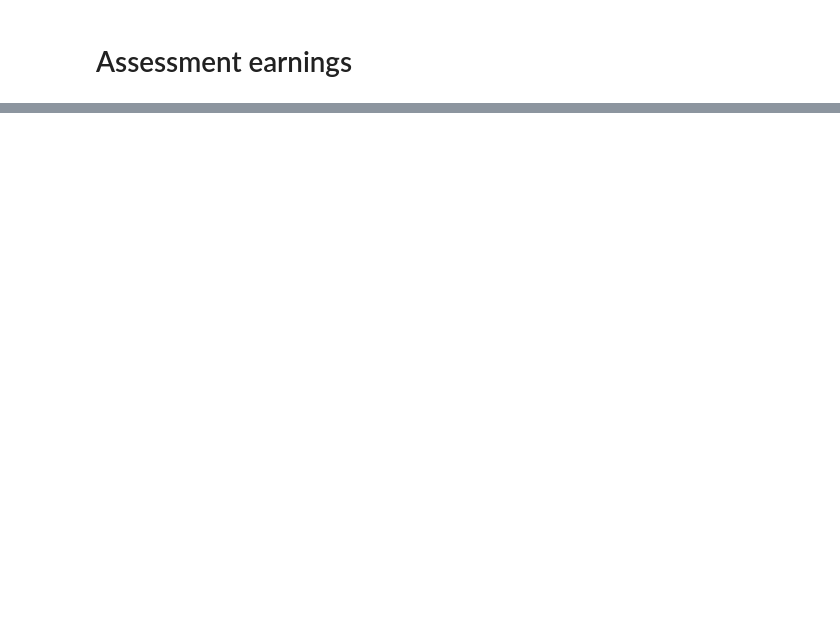
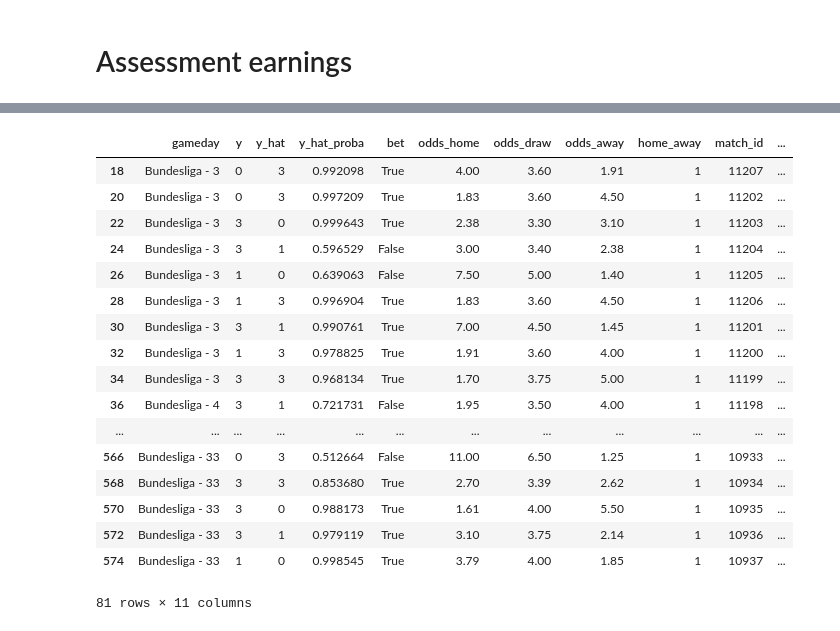
Before and after one commit to krflorian/soccer_odds, a Jupyter notebook: simulate_season.ipynb, the cells around one changed output, grey strips where cells are left out. Saved outputs shown, nothing was run; the diff lists cells and outputs as text; code cells hidden in the pictures; blank space fills up the shorter version.

```diff
--- a/simulate_season.ipynb
+++ b/simulate_season.ipynb
@@ -483,0 +551,22 @@ Index(['round', 'team_1', 'goal_difference_1', 'form_1', 'form_weighted_1',
+# %%
+bad_days = list(plot[plot['revenue'] < 0]['gameday'].unique())
+results_final[results_final['gameday'].isin(bad_days)]
+# %% [output]
+|  | gameday | y | y_hat | y_hat_proba | bet | odds_home | odds_draw | odds_away | home_away | match_id | ... |
+| 18 | Bundesliga - 3 | 0 | 3 | 0.992098 | True | 4.00 | 3.60 | 1.91 | 1 | 11207 | ... |
+| 20 | Bundesliga - 3 | 0 | 3 | 0.997209 | True | 1.83 | 3.60 | 4.50 | 1 | 11202 | ... |
+| 22 | Bundesliga - 3 | 3 | 0 | 0.999643 | True | 2.38 | 3.30 | 3.10 | 1 | 11203 | ... |
+| 24 | Bundesliga - 3 | 3 | 1 | 0.596529 | False | 3.00 | 3.40 | 2.38 | 1 | 11204 | ... |
+| 26 | Bundesliga - 3 | 1 | 0 | 0.639063 | False | 7.50 | 5.00 | 1.40 | 1 | 11205 | ... |
+| 28 | Bundesliga - 3 | 1 | 3 | 0.996904 | True | 1.83 | 3.60 | 4.50 | 1 | 11206 | ... |
+| 30 | Bundesliga - 3 | 3 | 1 | 0.990761 | True | 7.00 | 4.50 | 1.45 | 1 | 11201 | ... |
+| 32 | Bundesliga - 3 | 1 | 3 | 0.978825 | True | 1.91 | 3.60 | 4.00 | 1 | 11200 | ... |
+| 34 | Bundesliga - 3 | 3 | 3 | 0.968134 | True | 1.70 | 3.75 | 5.00 | 1 | 11199 | ... |
+| 36 | Bundesliga - 4 | 3 | 1 | 0.721731 | False | 1.95 | 3.50 | 4.00 | 1 | 11198 | ... |
+| ... | ... | ... | ... | ... | ... | ... | ... | ... | ... | ... | ... |
+| 566 | Bundesliga - 33 | 0 | 3 | 0.512664 | False | 11.00 | 6.50 | 1.25 | 1 | 10933 | ... |
+| 568 | Bundesliga - 33 | 3 | 3 | 0.853680 | True | 2.70 | 3.39 | 2.62 | 1 | 10934 | ... |
+| 570 | Bundesliga - 33 | 3 | 0 | 0.988173 | True | 1.61 | 4.00 | 5.50 | 1 | 10935 | ... |
+| 572 | Bundesliga - 33 | 3 | 1 | 0.979119 | True | 3.10 | 3.75 | 2.14 | 1 | 10936 | ... |
+| 574 | Bundesliga - 33 | 1 | 0 | 0.998545 | True | 3.79 | 4.00 | 1.85 | 1 | 10937 | ... |
+81 rows × 11 columns
```
Also changed, not shown: parts of 31 cells of this notebook, 2 other files.
